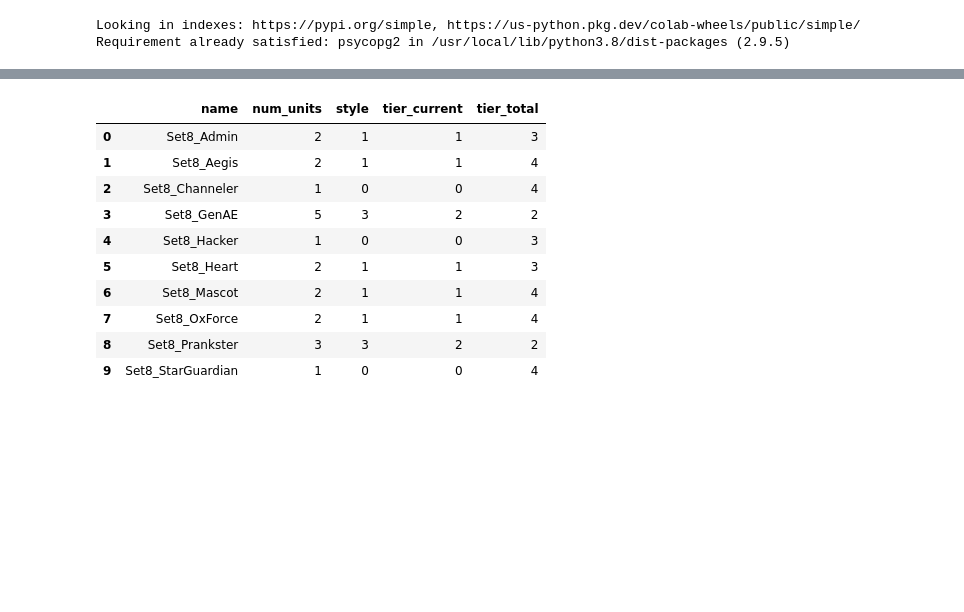
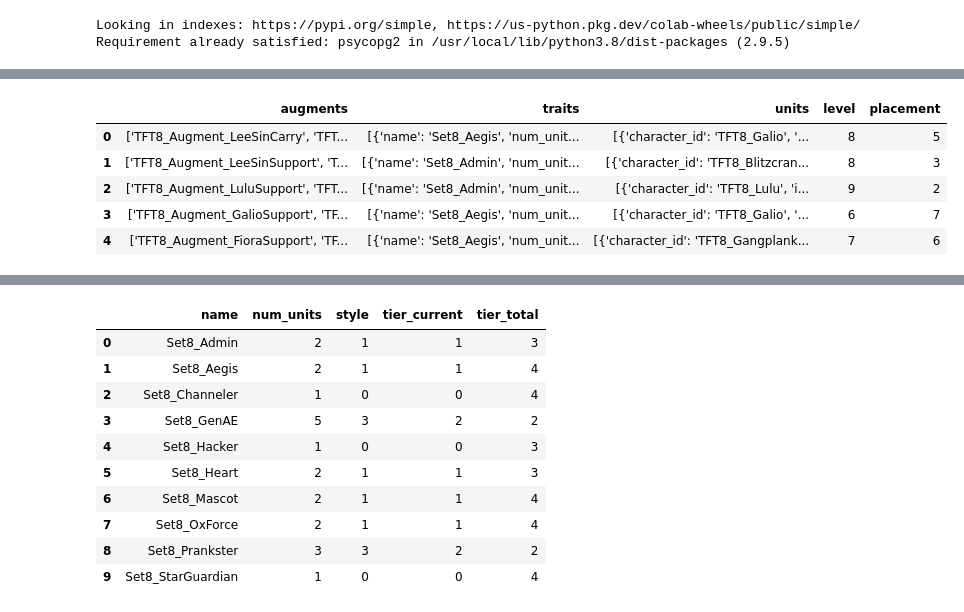
Before and after one commit to ysooch0819/Codestates-AIB-projects, a Jupyter notebook: S3Project Day2.ipynb, the cells around one changed output, grey strips where cells are left out. Cells and saved outputs as stored; diff of their text form; code cells hidden in the pictures; blank space fills up the shorter version.

```diff
--- a/S3Project Day2.ipynb
+++ b/S3Project Day2.ipynb
@@ -29,0 +46,14 @@ cur
+# %%
+cur.execute("SELECT * FROM grandmaster_match_details;")
+df = pd.DataFrame(cur.fetchall())
+# %%
+gm_df = df.rename(columns={0:'index', 1:'augments', 2:'traits', 3:'units', 4:'level', 5:'placement'}).set_index('index').reset_index().drop(columns=['index'])
+# %%
+gm_df.head()
+# %% [output]
+|  | augments | traits | units | level | placement |
+| 0 | ['TFT8_Augment_LeeSinCarry', 'TFT... | [{'name': 'Set8_Aegis', 'num_unit... | [{'character_id': 'TFT8_Galio', '... | 8 | 5 |
+| 1 | ['TFT8_Augment_LeeSinSupport', 'T... | [{'name': 'Set8_Admin', 'num_unit... | [{'character_id': 'TFT8_Blitzcran... | 8 | 3 |
+| 2 | ['TFT8_Augment_LuluSupport', 'TFT... | [{'name': 'Set8_Admin', 'num_unit... | [{'character_id': 'TFT8_Lulu', 'i... | 9 | 2 |
+| 3 | ['TFT8_Augment_GalioSupport', 'TF... | [{'name': 'Set8_Aegis', 'num_unit... | [{'character_id': 'TFT8_Galio', '... | 6 | 7 |
+| 4 | ['TFT8_Augment_FioraSupport', 'TF... | [{'name': 'Set8_Aegis', 'num_unit... | [{'character_id': 'TFT8_Gangplank... | 7 | 6 |
```
Also changed, not shown: parts of 8 cells of this notebook.
